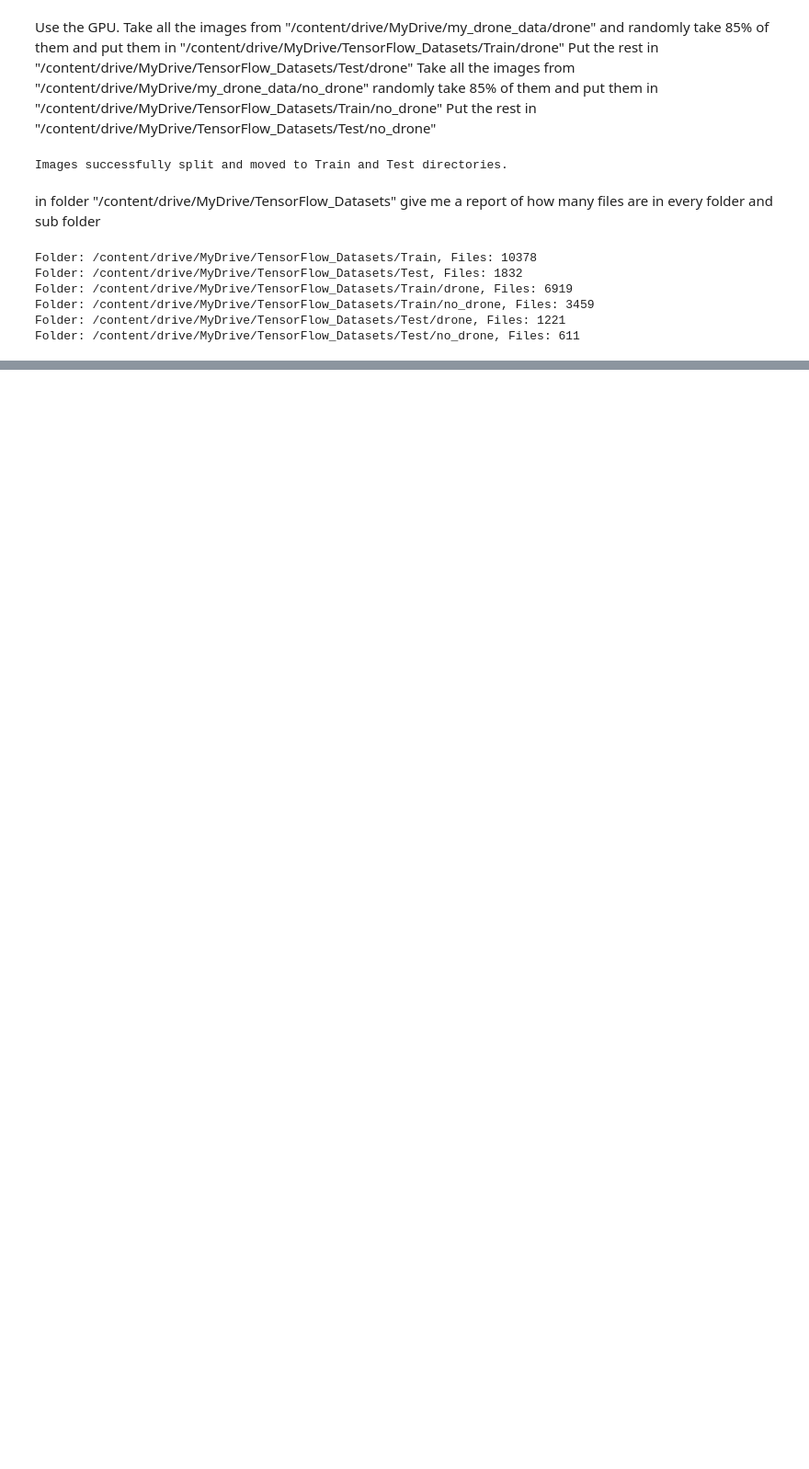
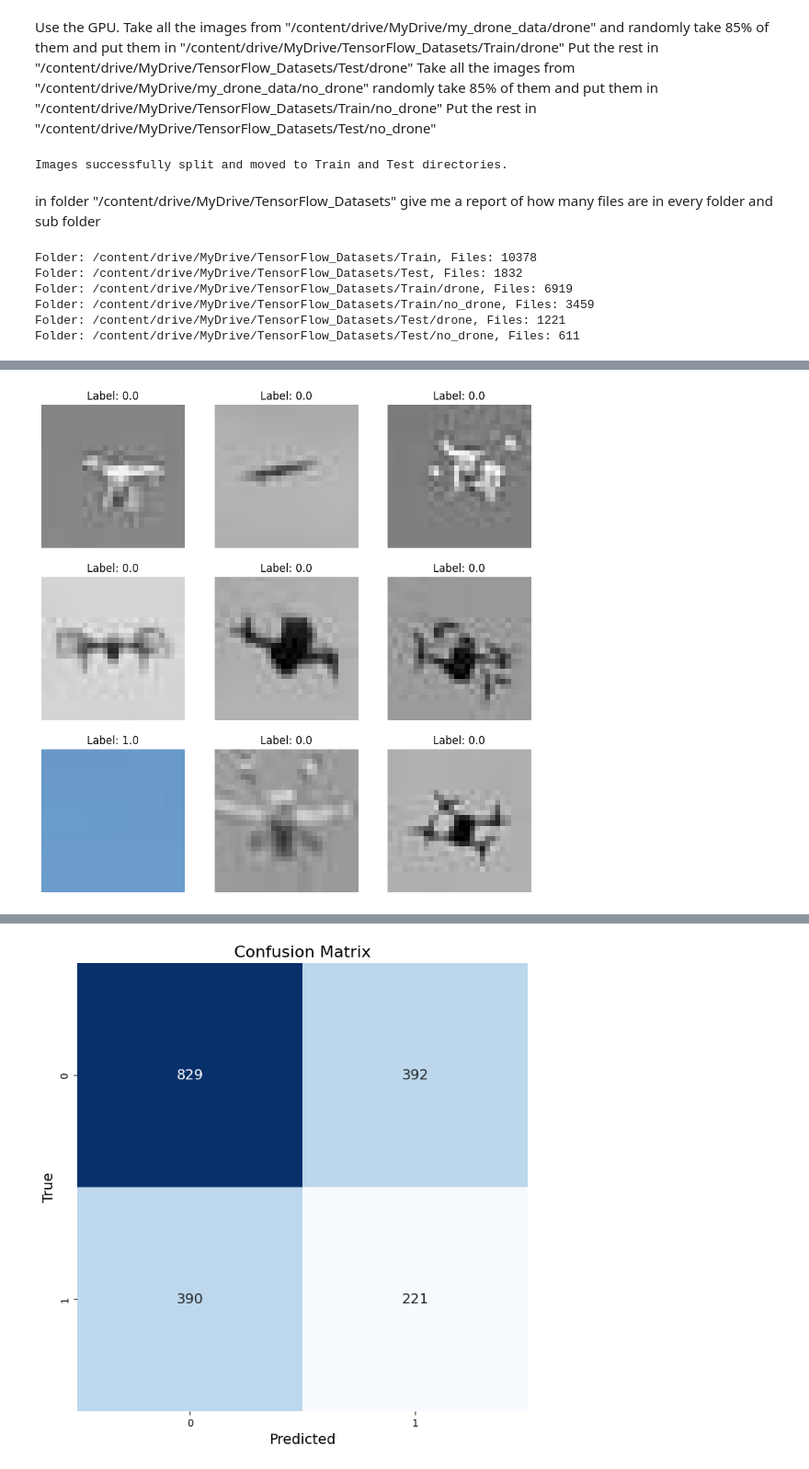
Before and after one commit to adidonner/Machine-Deep-learning-Python-Based, a Jupyter notebook: Task4.ipynb, the cells around one changed output, grey strips where cells are left out. Shown at 92% size. Cells and saved outputs as stored; diff of their text form; code cells hidden in the pictures; blank space fills up the shorter version.

```diff
--- a/Task4.ipynb
+++ b/Task4.ipynb
@@ -884,0 +396,45 @@ Epoch 5/5
+# %%
+import tensorflow as tf
+from tensorflow.keras import layers, models
+from tensorflow.keras.preprocessing.image import ImageDataGenerator
+import matplotlib.pyplot as plt
+from sklearn.metrics import mean_squared_error, confusion_matrix
+import seaborn as sns
+
+# ... (your existing code)
+
+# Train the model
+history = model.fit(train_generator, epochs=3, validation_data=test_generator)
+
+# Plot some images from the dataset
+sample_images, sample_labels = next(train_generator)
+plt.figure(figsize=(10, 10))
+for i in range(9):
+    plt.subplot(3, 3, i + 1)
+    plt.imshow(sample_images[i])
+    plt.title(f"Label: {sample_labels[i]}")
+    plt.axis("off")
+plt.show()
+
+# Evaluate the model on the test set
+test_loss, test_accuracy = model.evaluate(test_generator)
+print(f'Test Accuracy: {test_accuracy * 100:.2f}%')
+
+# Make predictions on the test set
+predictions = model.predict(test_generator)
+y_true = test_generator.classes  # true labels
+y_pred = (predictions > 0.5).astype(int).reshape(-1)  # predicted labels
+
+# Print Mean Squared Error (MSE) graph
+mse = mean_squared_error(y_true, y_pred)
+print(f'Mean Squared Error (MSE): {mse}')
+
+# Plot Confusion Matrix
+cm = confusion_matrix(y_true, y_pred)
+plt.figure(figsize=(8, 8))
+sns.heatmap(cm, annot=True, fmt="d", cmap="Blues", cbar=False, annot_kws={"size": 14})
+plt.xlabel("Predicted", fontsize=14)
+plt.ylabel("True", fontsize=14)
+plt.title("Confusion Matrix", fontsize=16)
+plt.show()
+# %% [output]
@@ -884,0 +447 @@ Epoch 5/5
+[figure, added]
@@ -884,0 +452 @@ Epoch 5/5
+[figure, added]
```
Also changed, not shown: parts of 26 cells of this notebook.
